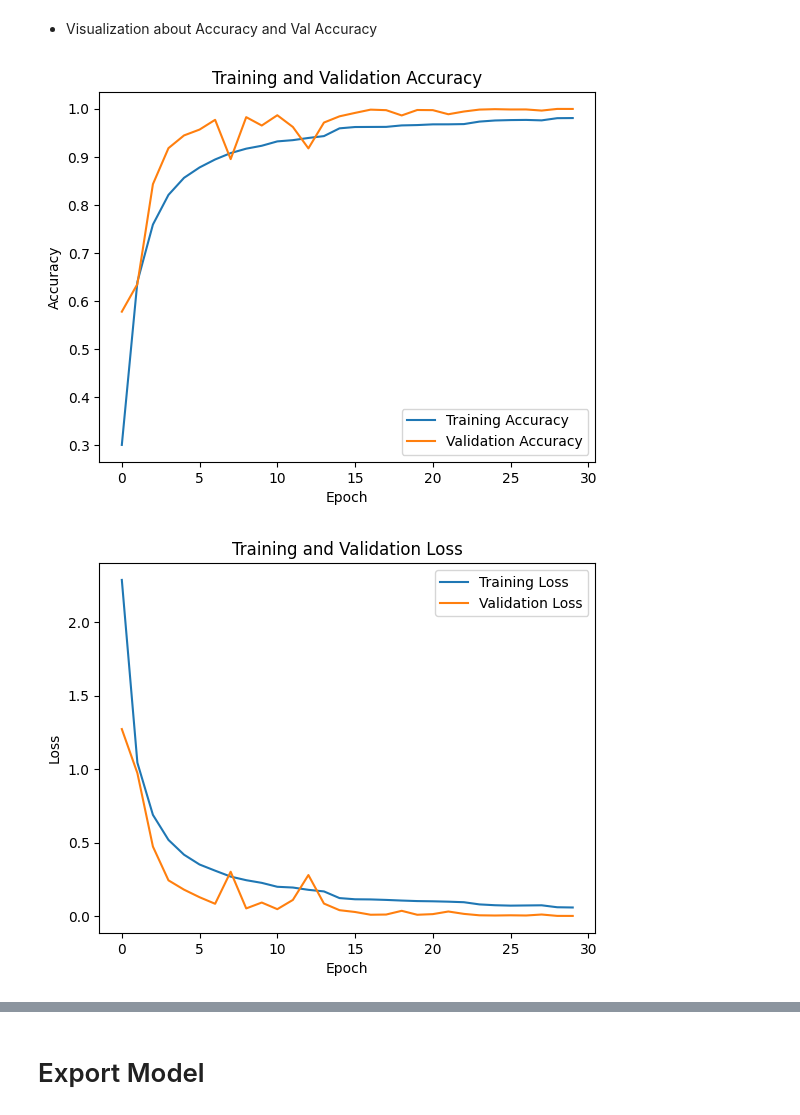
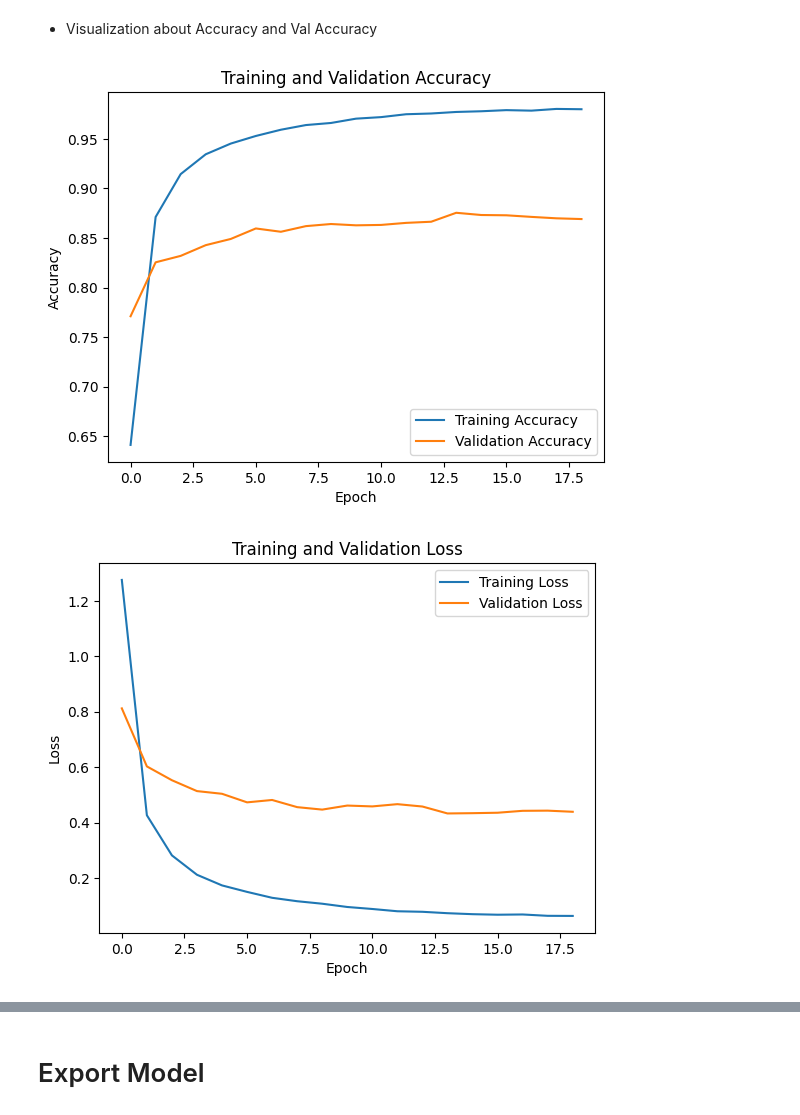
Before and after one commit to RizkyMlana/SignArgi-Model, a Jupyter notebook: notebooks/signModel.ipynb, the cells around one changed output, grey strips where cells are left out. Drawn from its saved outputs; the diff is of its cells as text; code cells hidden in the pictures.

```diff
--- a/notebooks/signModel.ipynb
+++ b/notebooks/signModel.ipynb
@@ -121,3 +117,4 @@ Model: "sequential_3"
 # %%
-early_stop = EarlyStopping(monitor='val_loss', patience=5, restore_best_weights=True)
+early_stop = EarlyStopping(monitor='val_loss', patience=5, restore_best_weights=True,verbose=1)
 reduce_lr = ReduceLROnPlateau(monitor='val_loss', patience=3, factor=0.5, verbose=1)
+checkpoint = ModelCheckpoint('best_model.h5', monitor='val_loss', save_best_only=True,verbose=1)
@@ -138,0 +134,17 @@ KeyboardInterrupt:
+# %%
+base_model = MobileNetV2(
+    input_shape=(224, 224, 3),
+    include_top=False,
+    weights='imagenet'
+)
+base_model.trainable = False  # Freeze layer dulu
+model_mobile = Sequential([
+    base_model,
+    GlobalAveragePooling2D(),
+    BatchNormalization(),
+    Dense(256, activation='relu'),
+    Dropout(0.5),
+    Dense(29, activation='softmax')
+])
+model_mobile.compile(optimizer=Adam(learning_rate=1e-4), loss='categorical_crossentropy', metrics=['accuracy'])
+model_mobile.summary()
@@ -138,0 +174,2 @@ KeyboardInterrupt:
+# %%
+history_mobile = model_mobile.fit(train_gen,validation_data=val_gen,epochs=50, callbacks=[early_stop, reduce_lr,checkpoint])
@@ -139,21 +207,21 @@ KeyboardInterrupt:
 # %% [markdown]
 - Visualization about Accuracy and Val Accuracy
 # %%
-plt.plot(history.history['accuracy'], label = 'Training Accuracy')
-plt.plot(history.history['val_accuracy'], label='Validation Accuracy')
+plt.plot(history_mobile.history['accuracy'], label = 'Training Accuracy')
+plt.plot(history_mobile.history['val_accuracy'], label='Validation Accuracy')
 plt.title('Training and Validation Accuracy')
 plt.xlabel('Epoch')
 plt.ylabel('Accuracy')
 plt.legend()
 plt.show()
 
-plt.plot(history.history['loss'], label='Training Loss')
-plt.plot(history.history['val_loss'], label='Validation Loss')
+plt.plot(history_mobile.history['loss'], label='Training Loss')
+plt.plot(history_mobile.history['val_loss'], label='Validation Loss')
 plt.title('Training and Validation Loss')
 plt.xlabel('Epoch')
 plt.ylabel('Loss')
 plt.legend()
 plt.show()
 # %% [output]
-[figure, old version]
+[figure, new version]
-[figure, old version]
+[figure, new version]
```
Also changed, not shown: parts of 16 cells of this notebook, 7 other files.
